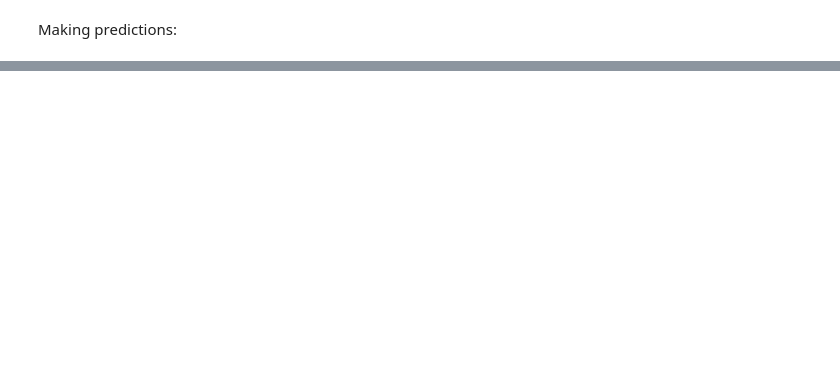
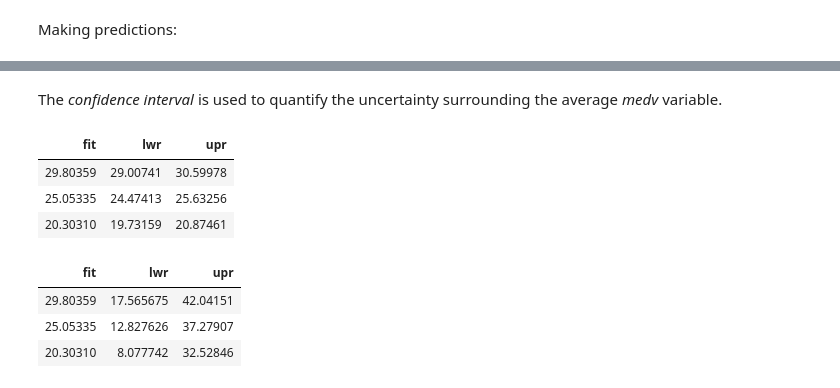
Before and after one commit to VicenteYago/Intro2StatLearning, a Jupyter notebook: Chapter3-LinearRegression.ipynb, the cells around one changed output, grey strips where cells are left out. Saved outputs shown, nothing was run; the diff lists cells and outputs as text; code cells hidden in the pictures; blank space fills up the shorter version.

```diff
--- a/Chapter3-LinearRegression.ipynb
+++ b/Chapter3-LinearRegression.ipynb
@@ -95,0 +97,15 @@ Warning message:
+# %% [markdown]
+The *confidence interval* is used to quantify the uncertainty surrounding the average *medv* variable.
+# %%
+predict(lm.fit,
+        data.frame("lstat" = c(5,10,15)),
+        interval = "prediction")
+# %% [output]
+| fit | lwr | upr |
+| 29.80359 | 29.00741 | 30.59978 |
+| 25.05335 | 24.47413 | 25.63256 |
+| 20.30310 | 19.73159 | 20.87461 |
+| fit | lwr | upr |
+| 29.80359 | 17.565675 | 42.04151 |
+| 25.05335 | 12.827626 | 37.27907 |
+| 20.30310 | 8.077742 | 32.52846 |
```
Also changed, not shown: parts of 6 cells of this notebook.
